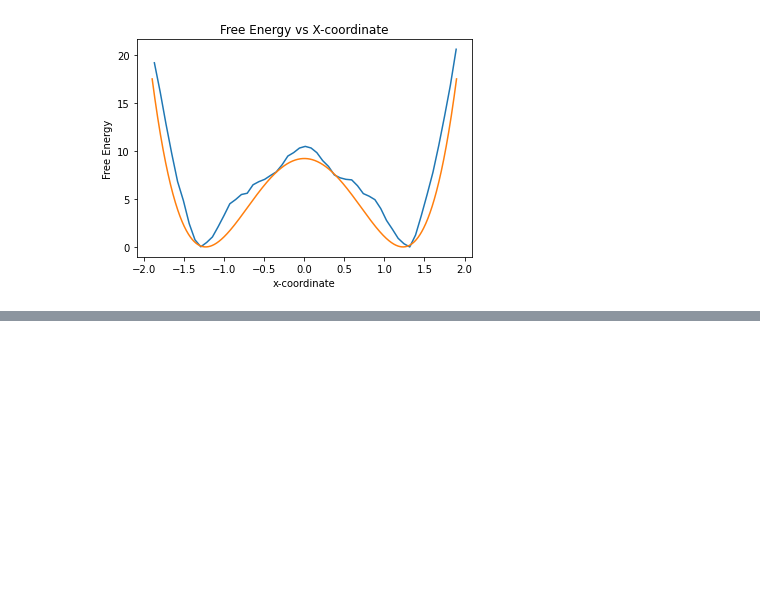
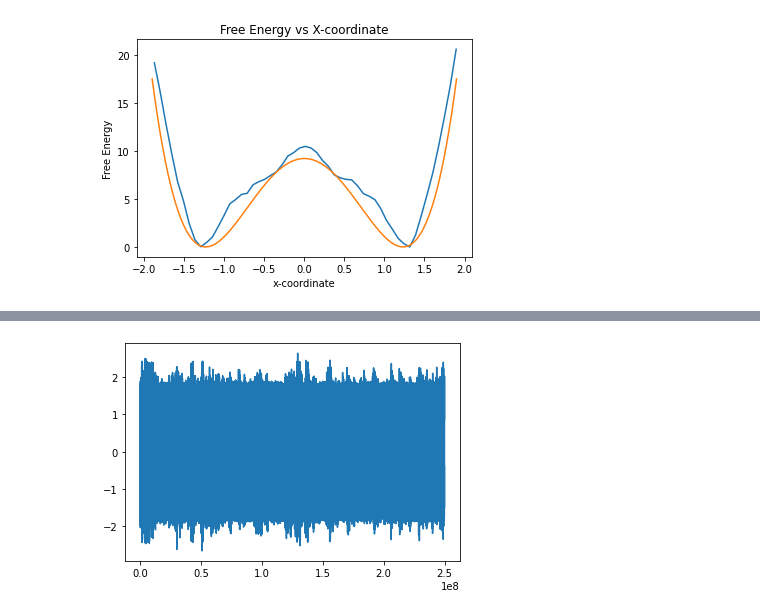
Before and after one commit to thomasegg3/enhanced_sampling_practice, a Jupyter notebook: toy_problem.ipynb, the cells around one changed output, grey strips where cells are left out. Saved outputs shown, nothing was run; the diff lists cells and outputs as text; code cells hidden in the pictures; blank space fills up the shorter version.

```diff
--- a/toy_problem.ipynb
+++ b/toy_problem.ipynb
@@ -880,0 +885,3 @@ plt.show()
+# %%
+file = pd.read_csv('results.csv')
+file.head()
@@ -880,0 +895,5 @@ plt.show()
+# %%
+plt.plot(file['Steps'], file['X-Coordinate'])
+plt.show()
+# %% [output]
+[figure, added]
```
Also changed, not shown: parts of 10 cells of this notebook, 9 other files.
